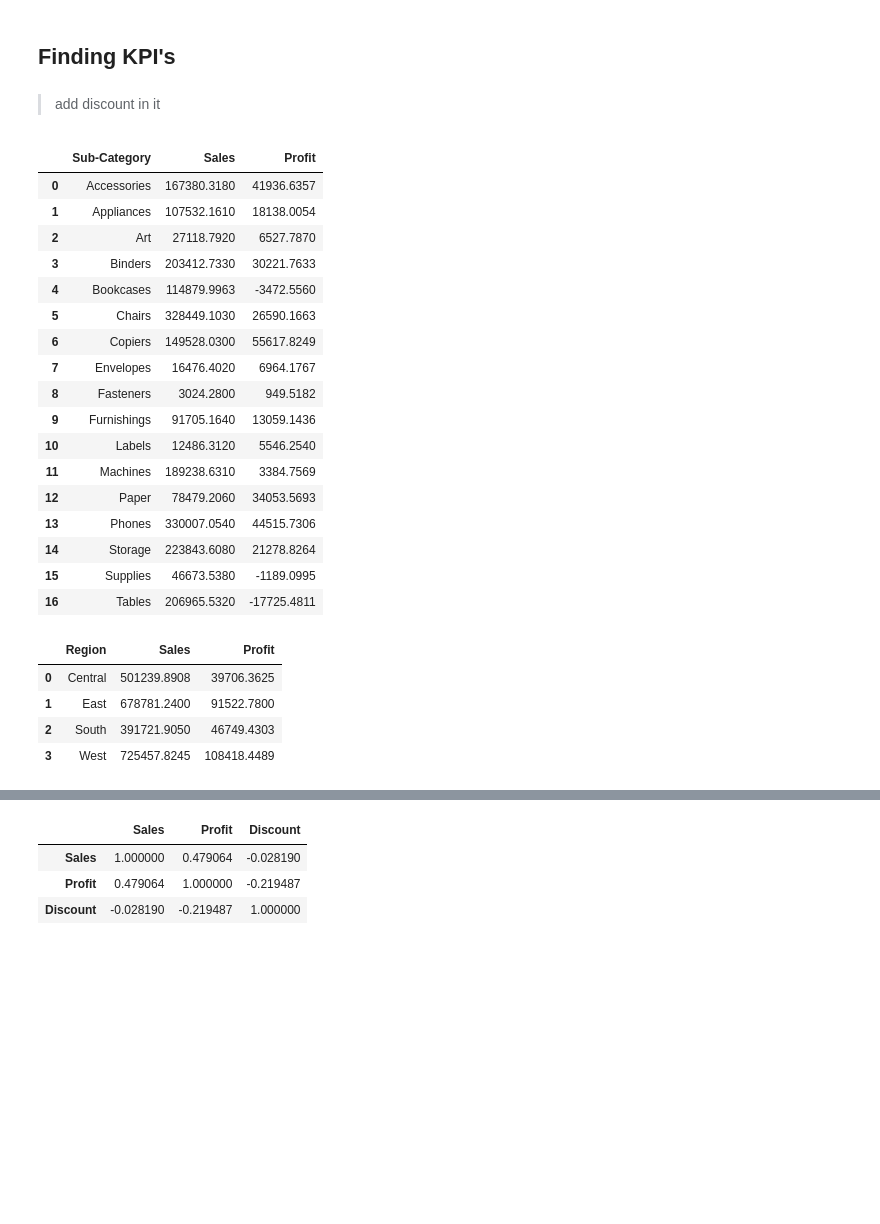
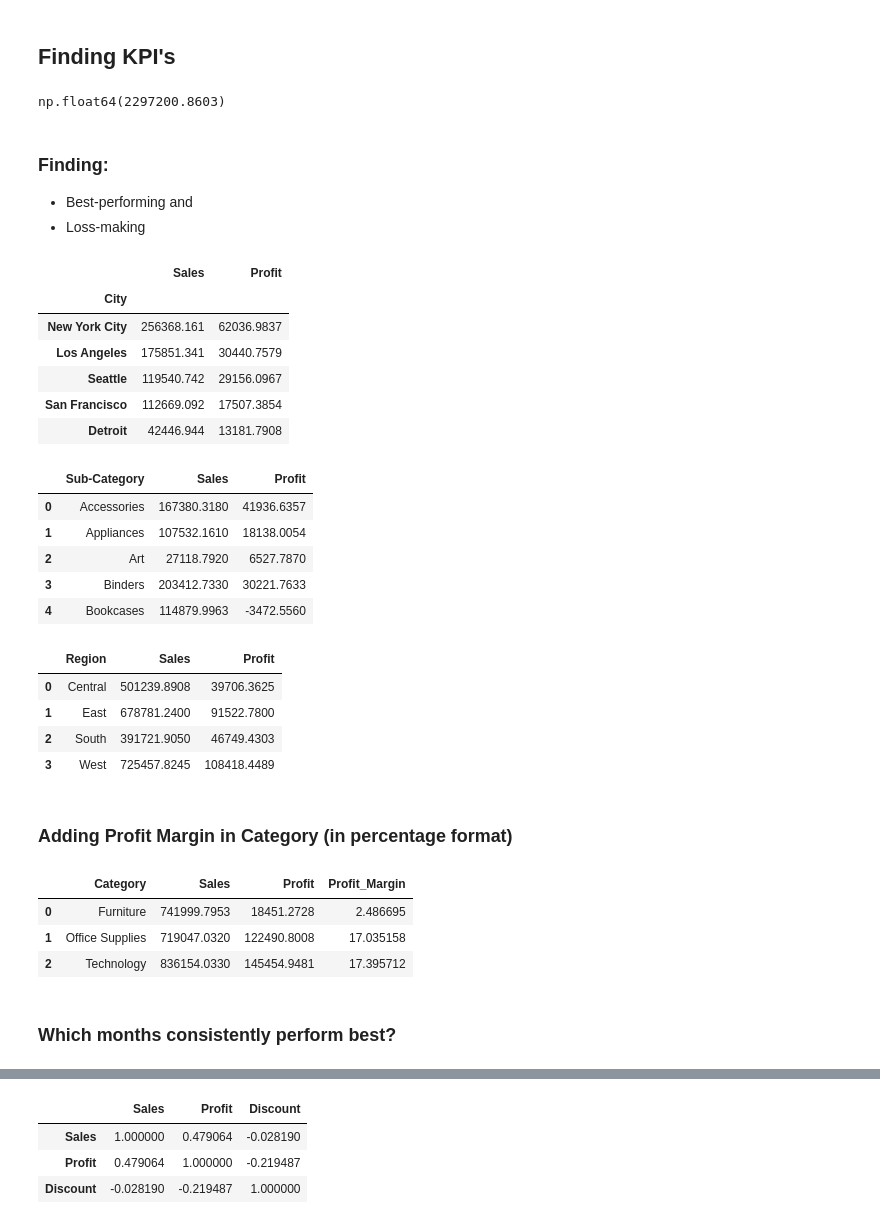
Before and after one commit to AdiXjaiswal/Sales-Dashboard, a Jupyter notebook: sales_dashboard.ipynb, the cells around one changed output, grey strips where cells are left out. Drawn from its saved outputs; the diff is of its cells as text; code cells hidden in the pictures; blank space fills up the shorter version.

```diff
--- a/sales_dashboard.ipynb
+++ b/sales_dashboard.ipynb
@@ -106,34 +107,39 @@ total_profit=month_sales["Total_profit"].sum()
 total_uni_orders=df["Order ID"].nunique()
 avg_order_val=total_sale/total_uni_orders
 profit_margin=(total_profit/total_sale)*100
-# %% [markdown]
-> add discount in it
+# %%
+total_sale
+# %% [output]
+np.float64(2297200.8603)
+# %% [markdown]
+### Finding:
+- Best-performing and
+- Loss-making
 # %%
 cat_sales=df.groupby("Category")[["Sales","Profit"]].sum().reset_index()
 sub_cat_sales=df.groupby("Sub-Category")[["Sales","Profit"]].sum().reset_index()
 region_sales=df.groupby("Region")[["Sales","Profit"]].sum().reset_index()
 seg_sales=df.groupby("Segment")[["Sales","Profit"]].sum().reset_index()
+# %%
+city_sales = df.groupby('City')[['Sales', 'Profit']].sum().sort_values(by='Profit', ascending=False)
+city_sales.head()
+# %% [output]
+|  | Sales | Profit |
+| City |  |  |
+| New York City | 256368.161 | 62036.9837 |
+| Los Angeles | 175851.341 | 30440.7579 |
+| Seattle | 119540.742 | 29156.0967 |
+| San Francisco | 112669.092 | 17507.3854 |
+| Detroit | 42446.944 | 13181.7908 |
 # %%
-sub_cat_sales
+sub_cat_sales.head()
 # %% [output]
 |  | Sub-Category | Sales | Profit |
 | 0 | Accessories | 167380.3180 | 41936.6357 |
 | 1 | Appliances | 107532.1610 | 18138.0054 |
 | 2 | Art | 27118.7920 | 6527.7870 |
 | 3 | Binders | 203412.7330 | 30221.7633 |
 | 4 | Bookcases | 114879.9963 | -3472.5560 |
-| 5 | Chairs | 328449.1030 | 26590.1663 |
-| 6 | Copiers | 149528.0300 | 55617.8249 |
-| 7 | Envelopes | 16476.4020 | 6964.1767 |
-| 8 | Fasteners | 3024.2800 | 949.5182 |
-| 9 | Furnishings | 91705.1640 | 13059.1436 |
-| 10 | Labels | 12486.3120 | 5546.2540 |
-| 11 | Machines | 189238.6310 | 3384.7569 |
-| 12 | Paper | 78479.2060 | 34053.5693 |
-| 13 | Phones | 330007.0540 | 44515.7306 |
-| 14 | Storage | 223843.6080 | 21278.8264 |
-| 15 | Supplies | 46673.5380 | -1189.0995 |
-| 16 | Tables | 206965.5320 | -17725.4811 |
 # %%
 region_sales
 # %% [output]
@@ -142,3 +148,15 @@ region_sales
 | 1 | East | 678781.2400 | 91522.7800 |
 | 2 | South | 391721.9050 | 46749.4303 |
 | 3 | West | 725457.8245 | 108418.4489 |
+# %% [markdown]
+### Adding Profit Margin in Category (in percentage format)
+# %%
+cat_sales['Profit_Margin']=(cat_sales['Profit'] / cat_sales['Sales']) * 100
+cat_sales
+# %% [output]
+|  | Category | Sales | Profit | Profit_Margin |
+| 0 | Furniture | 741999.7953 | 18451.2728 | 2.486695 |
+| 1 | Office Supplies | 719047.0320 | 122490.8008 | 17.035158 |
+| 2 | Technology | 836154.0330 | 145454.9481 | 17.395712 |
+# %% [markdown]
+### Which months consistently perform best?
```
Also changed, not shown: parts of 32 cells of this notebook.
